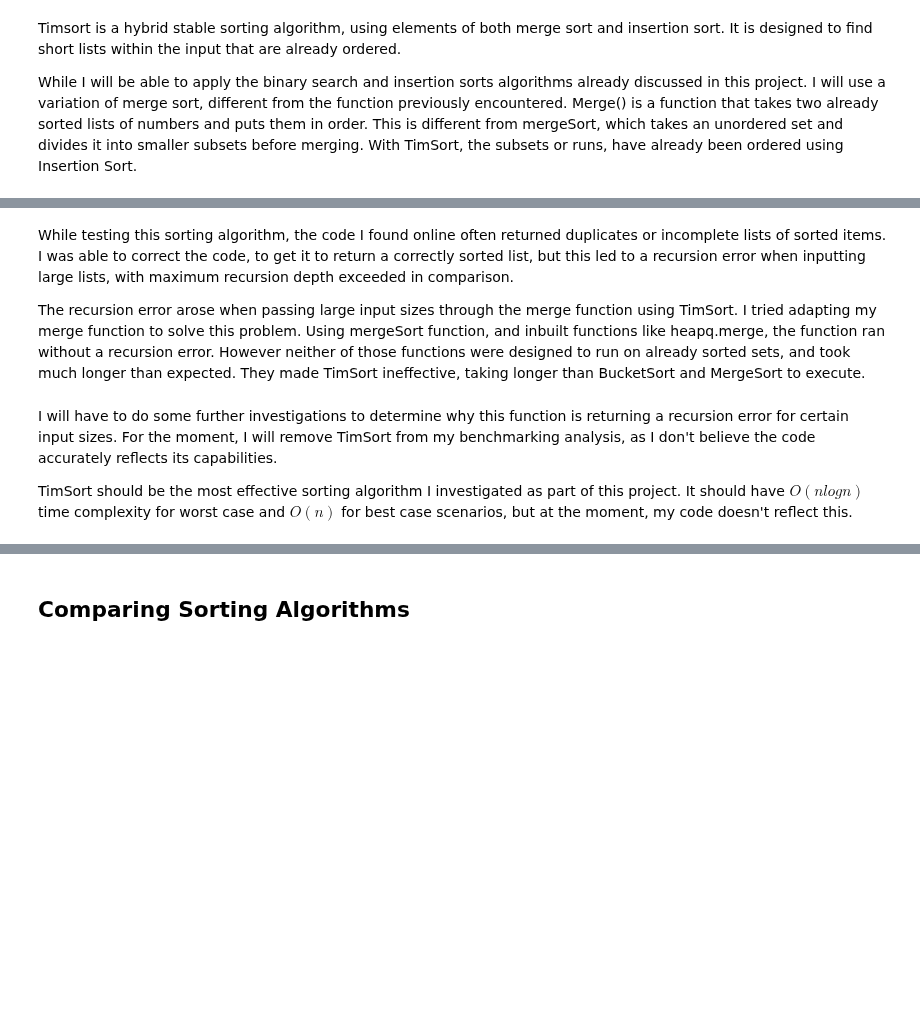
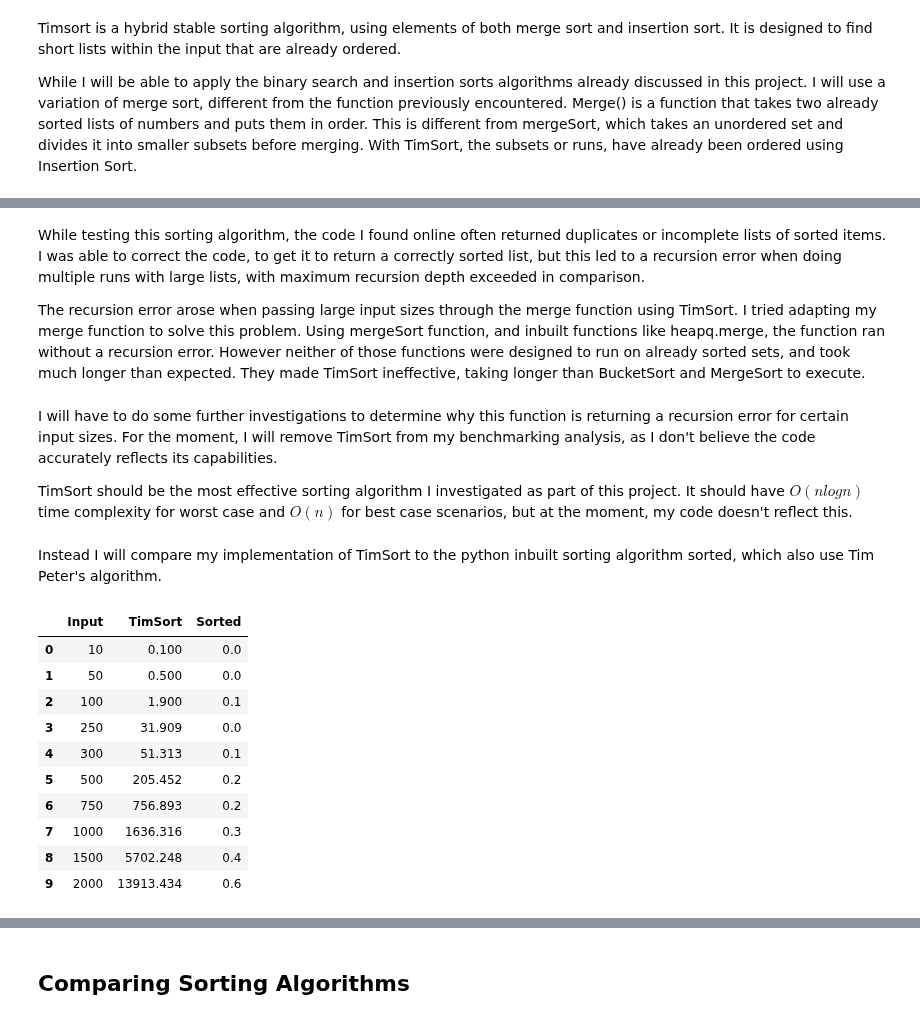
Before and after one commit to MarionMcG/algorithms, a Jupyter notebook: sorting_algorithms.ipynb, the cells around one changed output, grey strips where cells are left out. Drawn from its saved outputs; the diff is of its cells as text; code cells hidden in the pictures; blank space fills up the shorter version.

```diff
--- a/sorting_algorithms.ipynb
+++ b/sorting_algorithms.ipynb
@@ -549,8 +584,10 @@ mylist
 # %% [markdown]
-While testing this sorting algorithm, the code I found online often returned duplicates or incomplete lists of sorted items. I was able to correct the code, to get it to return a correctly sorted list, but this led to a recursion error when inputting large lists, with maximum recursion depth exceeded in comparison.
+While testing this sorting algorithm, the code I found online often returned duplicates or incomplete lists of sorted items. I was able to correct the code, to get it to return a correctly sorted list, but this led to a recursion error when doing multiple runs with large lists, with maximum recursion depth exceeded in comparison.
 
 The recursion error arose when passing large input sizes through the merge function using TimSort. I tried adapting my merge function to solve this problem. Using mergeSort function, and inbuilt functions like heapq.merge, the function ran without a recursion error. However neither of those functions were designed to run on already sorted sets, and took much longer than expected. They made TimSort ineffective, taking longer than BucketSort and MergeSort to execute.
 # %% [markdown]
 I will have to do some further investigations to determine why this function is returning a recursion error for certain input sizes. For the moment, I will remove TimSort from my benchmarking analysis, as I don't believe the code accurately reflects its capabilities.
 
 TimSort should be the most effective sorting algorithm I investigated as part of this project. It should have $O(nlogn)$ time complexity for worst case and $O(n)$ for best case scenarios, but at the moment, my code doesn't reflect this.
+# %% [markdown]
+Instead I will compare my implementation of TimSort to the python inbuilt sorting algorithm sorted, which also use Tim Peter's algorithm.
@@ -556,0 +596,15 @@ TimSort should be the most effective sorting algorithm I investigated as part of
+# %%
+df5 = pd.read_csv('data/run_tim.csv')
+df5
+# %% [output]
+|  | Input | TimSort | Sorted |
+| 0 | 10 | 0.100 | 0.0 |
+| 1 | 50 | 0.500 | 0.0 |
+| 2 | 100 | 1.900 | 0.1 |
+| 3 | 250 | 31.909 | 0.0 |
+| 4 | 300 | 51.313 | 0.1 |
+| 5 | 500 | 205.452 | 0.2 |
+| 6 | 750 | 756.893 | 0.2 |
+| 7 | 1000 | 1636.316 | 0.3 |
+| 8 | 1500 | 5702.248 | 0.4 |
+| 9 | 2000 | 13913.434 | 0.6 |
```
Also changed, not shown: parts of 33 cells of this notebook, 1 other file.
